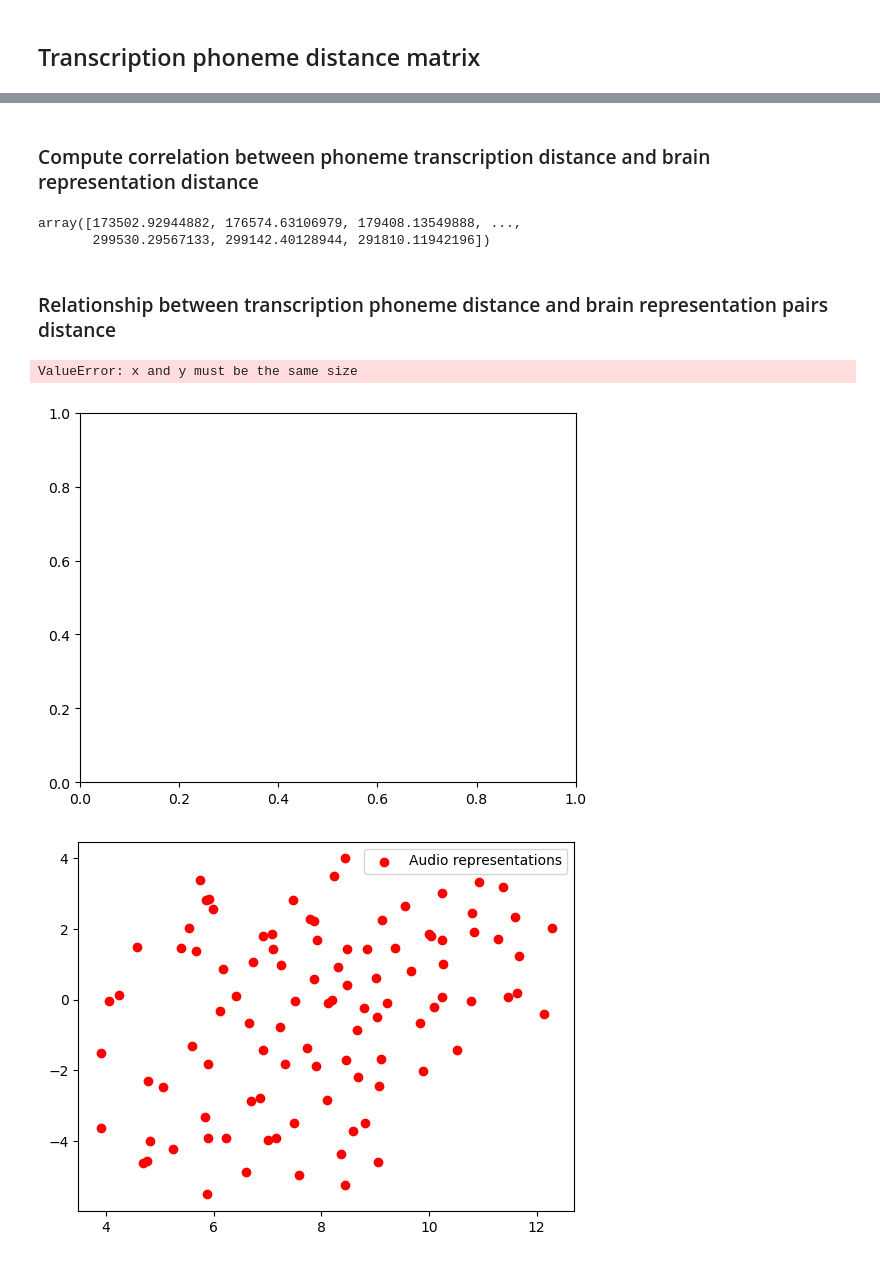
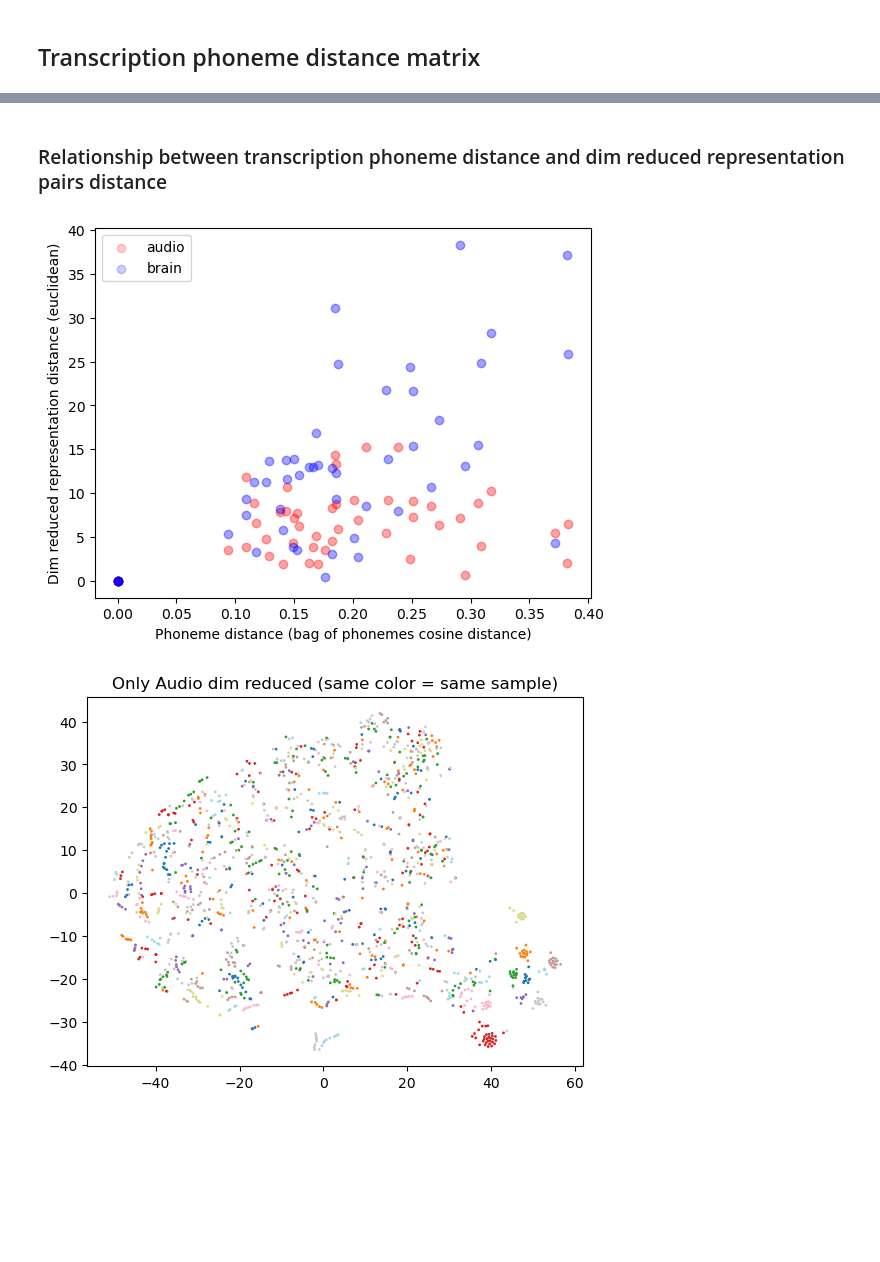
Before and after one commit to yuanhao-chen-nyoeghau/Wav2Vec2ForBrain, a Jupyter notebook: src/analysis/latent_analysis.ipynb, the cells around one changed output, grey strips where cells are left out. Cells and saved outputs as stored; diff of their text form; code cells hidden in the pictures; blank space fills up the shorter version.

```diff
--- a/src/analysis/latent_analysis.ipynb
+++ b/src/analysis/latent_analysis.ipynb
@@ -129,25 +132,19 @@ plt.colorbar()
 # %% [markdown]
-### Compute correlation between phoneme transcription distance and brain representation distance
+### Relationship between transcription phoneme distance and dim reduced representation pairs distance
-# %%
-np.correlate(label_distances.flatten(), cdist(brain_data_dimreduced, brain_data_dimreduced).flatten())
-# %% [output]
-array([173502.92944882, 176574.63106979, 179408.13549888, ...,
-       299530.29567133, 299142.40128944, 291810.11942196])
-# %% [markdown]
-### Relationship between transcription phoneme distance and brain representation pairs distance
 # %%
-plt.scatter(label_distances.flatten(), cdist(brain_data_dimreduced, brain_data_dimreduced).flatten(), alpha=0.1)
-plt.xlabel("Phoneme distance")
-plt.ylabel("Brain representation distance")
+plt.scatter(label_distances.flatten(), cdist(seq_dimreduced_avg_np[:len(test_ds)], seq_dimreduced_avg_np[:len(test_ds)]).flatten(), alpha=0.2, c="red", label="audio")
+plt.scatter(label_distances.flatten(), cdist(seq_dimreduced_avg_np[len(test_ds):], seq_dimreduced_avg_np[len(test_ds):]).flatten(), alpha=0.2, c="blue", label="brain")
+plt.xlabel("Phoneme distance (bag of phonemes cosine distance)")
+plt.ylabel("Dim reduced representation distance (euclidean)")
+plt.legend()
 plt.show()
 # %% [output]
-ValueError: x and y must be the same size
-[figure, old version]
+[figure, new version]
 # %%
 audio_only_dimreducer = TSNE(n_components=2)#PCA(n_components=2)
-audio_data_dimreduced = audio_only_dimreducer.fit_transform(all_data_np[:len(test_ds)])
-plt.scatter(audio_data_dimreduced[:, 0], audio_data_dimreduced[:, 1], c="red", label="Audio representations")
-plt.legend()
+audio_data_dimreduced = audio_only_dimreducer.fit_transform(np.array([rep.numpy() for _, rep in audio_representations.non_aggregated]))
+plt.scatter(audio_data_dimreduced[:, 0], audio_data_dimreduced[:, 1], c=[rep.idx for rep in audio_representations.non_aggregated], cmap="tab20", label="Audio representations", s=1) # type: ignore
+plt.title("Only Audio dim reduced (same color = same sample)")
 plt.show()
 # %% [output]
-[figure, old version]
+[figure, new version]
```
Also changed, not shown: parts of 18 cells of this notebook.
